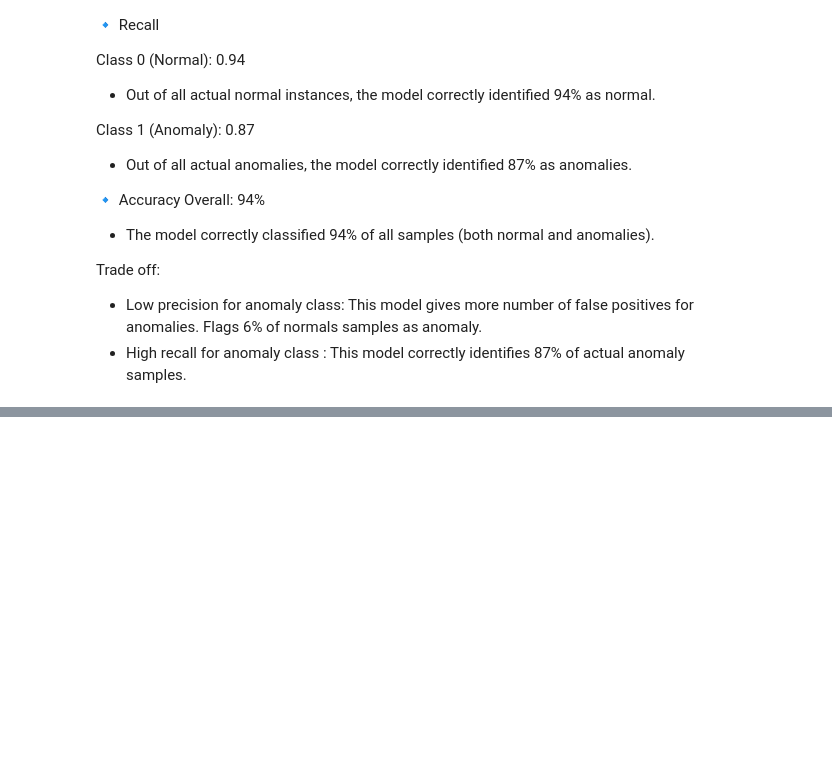
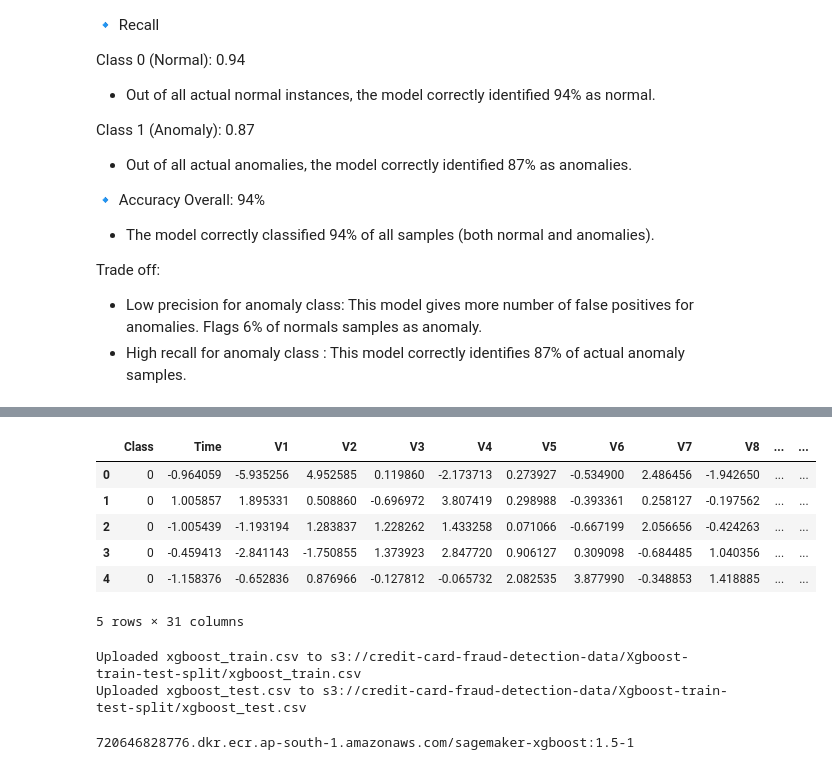
Before and after one commit to JankiMandviya/credit_card_fraud_detection, a Jupyter notebook: credit_card_fraud_detection_EDA_pre-processing.ipynb, the cells around one changed output, grey strips where cells are left out. Drawn from its saved outputs; the diff is of its cells as text; code cells hidden in the pictures; blank space fills up the shorter version.

```diff
--- a/credit_card_fraud_detection_EDA_pre-processing.ipynb
+++ b/credit_card_fraud_detection_EDA_pre-processing.ipynb
@@ -710,0 +775,19 @@ NameError: name 'if_clf' is not defined
+# %%
+# Move target label column 'Class' in first position in X_train_sampled and X_test_sampled
+move_column = X_train_sampled.pop('Class')
+# Then insert it at the first position
+X_train_sampled.insert(0, 'Class', move_column)
+
+move_column = X_test_Sampled.pop('Class')
+# Then insert it at the first position
+X_test_Sampled.insert(0, 'Class', move_column)
+# %%
+X_test_Sampled.head(5)
+# %% [output]
+|  | Class | Time | V1 | V2 | V3 | V4 | V5 | V6 | V7 | V8 | ... | ... |
+| 0 | 0 | -0.964059 | -5.935256 | 4.952585 | 0.119860 | -2.173713 | 0.273927 | -0.534900 | 2.486456 | -1.942650 | ... | ... |
+| 1 | 0 | 1.005857 | 1.895331 | 0.508860 | -0.696972 | 3.807419 | 0.298988 | -0.393361 | 0.258127 | -0.197562 | ... | ... |
+| 2 | 0 | -1.005439 | -1.193194 | 1.283837 | 1.228262 | 1.433258 | 0.071066 | -0.667199 | 2.056656 | -0.424263 | ... | ... |
+| 3 | 0 | -0.459413 | -2.841143 | -1.750855 | 1.373923 | 2.847720 | 0.906127 | 0.309098 | -0.684485 | 1.040356 | ... | ... |
+| 4 | 0 | -1.158376 | -0.652836 | 0.876966 | -0.127812 | -0.065732 | 2.082535 | 3.877990 | -0.348853 | 1.418885 | ... | ... |
+5 rows × 31 columns
@@ -710,0 +802,24 @@ NameError: name 'if_clf' is not defined
+# %%
+
+# Initialize S3 client
+s3 = boto3.client("s3")
+
+# Specify your S3 bucket and object key
+bucket_name = 'credit-card-fraud-detection-data'
+s3_key_train = "Xgboost-train-test-split/xgboost_train.csv"
+s3_key_test = "Xgboost-train-test-split/xgboost_test.csv"
+
+# Perform the upload
+s3.upload_file(Filename="xgboost_train.csv", Bucket=bucket_name, Key=s3_key_train)
+s3.upload_file(Filename="xgboost_test.csv", Bucket=bucket_name, Key=s3_key_test)
+print(f"Uploaded xgboost_train.csv to s3://{bucket_name}/{s3_key_train}")
+print(f"Uploaded xgboost_test.csv to s3://{bucket_name}/{s3_key_test}")
+# %% [output]
+Uploaded xgboost_train.csv to s3://credit-card-fraud-detection-data/Xgboost-train-test-split/xgboost_train.csv
+Uploaded xgboost_test.csv to s3://credit-card-fraud-detection-data/Xgboost-train-test-split/xgboost_test.csv
+# %%
+region = boto3.session.Session().region_name
+xgboost_container = retrieve("xgboost", region, version = '1.5-1')
+print(xgboost_container)
+# %% [output]
+720646828776.dkr.ecr.ap-south-1.amazonaws.com/sagemaker-xgboost:1.5-1
```
Also changed, not shown: parts of 50 cells of this notebook, 4 other files.
